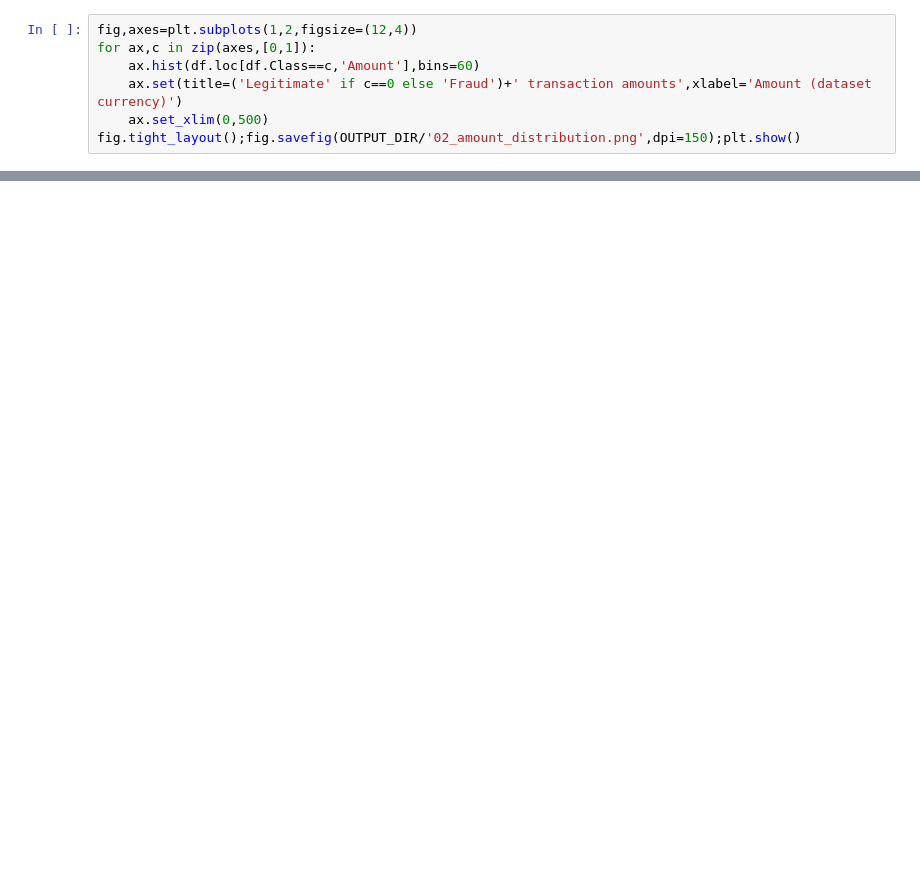
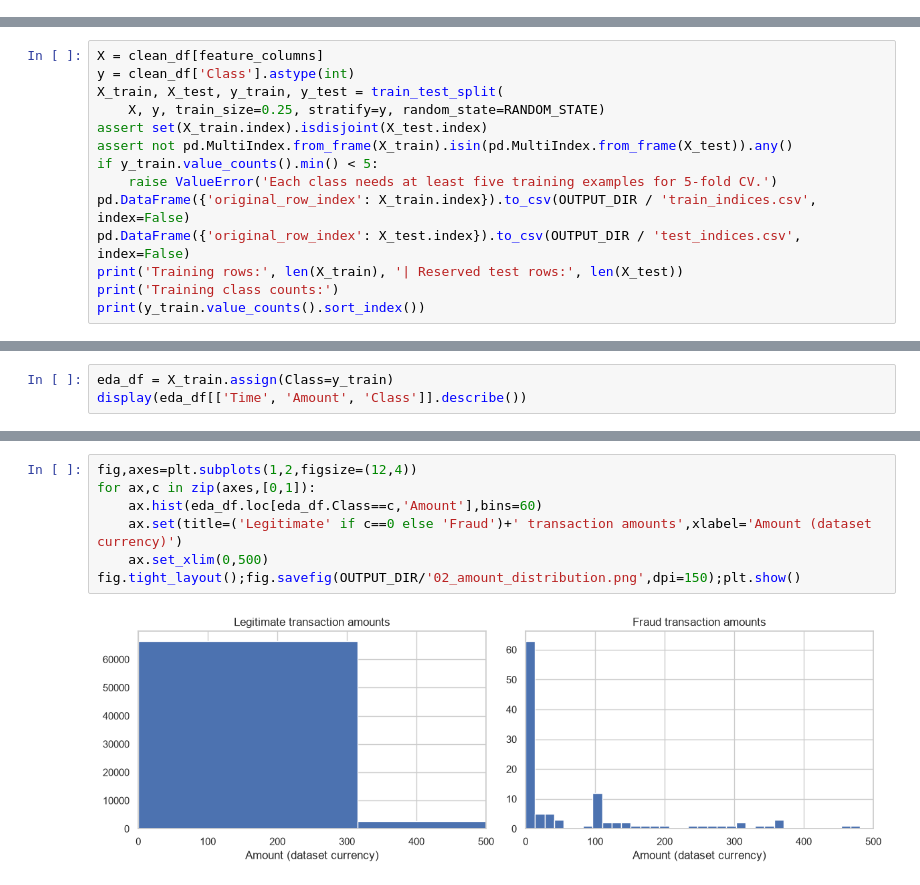
Before and after one commit to saikrish122/Credit_Card_Fraud_Detection_With_Imbalanced_Dataset, a Jupyter notebook: Credit_Card_Fraud_Detection.ipynb, the cells around one changed output, grey strips where cells are left out. Cells and saved outputs as stored; diff of their text form; blank space fills up the shorter version.

```diff
--- a/Credit_Card_Fraud_Detection.ipynb
+++ b/Credit_Card_Fraud_Detection.ipynb
@@ -93,7 +0,0 @@ fig.tight_layout(); fig.savefig(OUTPUT_DIR/'01_class_distribution.png',dpi=150);
-# %%
-fig,axes=plt.subplots(1,2,figsize=(12,4))
-for ax,c in zip(axes,[0,1]):
-    ax.hist(df.loc[df.Class==c,'Amount'],bins=60)
-    ax.set(title=('Legitimate' if c==0 else 'Fraud')+' transaction amounts',xlabel='Amount (dataset currency)')
-    ax.set_xlim(0,500)
-fig.tight_layout();fig.savefig(OUTPUT_DIR/'02_amount_distribution.png',dpi=150);plt.show()
@@ -256,0 +100,14 @@ Actual class: 0
+# %%
+X = clean_df[feature_columns]
+y = clean_df['Class'].astype(int)
+X_train, X_test, y_train, y_test = train_test_split(
+    X, y, train_size=0.25, stratify=y, random_state=RANDOM_STATE)
+assert set(X_train.index).isdisjoint(X_test.index)
+assert not pd.MultiIndex.from_frame(X_train).isin(pd.MultiIndex.from_frame(X_test)).any()
+if y_train.value_counts().min() < 5:
+    raise ValueError('Each class needs at least five training examples for 5-fold CV.')
+pd.DataFrame({'original_row_index': X_train.index}).to_csv(OUTPUT_DIR / 'train_indices.csv', index=False)
+pd.DataFrame({'original_row_index': X_test.index}).to_csv(OUTPUT_DIR / 'test_indices.csv', index=False)
+print('Training rows:', len(X_train), '| Reserved test rows:', len(X_test))
+print('Training class counts:')
+print(y_train.value_counts().sort_index())
@@ -256,0 +123,3 @@ Actual class: 0
+# %%
+eda_df = X_train.assign(Class=y_train)
+display(eda_df[['Time', 'Amount', 'Class']].describe())
@@ -256,0 +145,9 @@ Actual class: 0
+# %%
+fig,axes=plt.subplots(1,2,figsize=(12,4))
+for ax,c in zip(axes,[0,1]):
+    ax.hist(eda_df.loc[eda_df.Class==c,'Amount'],bins=60)
+    ax.set(title=('Legitimate' if c==0 else 'Fraud')+' transaction amounts',xlabel='Amount (dataset currency)')
+    ax.set_xlim(0,500)
+fig.tight_layout();fig.savefig(OUTPUT_DIR/'02_amount_distribution.png',dpi=150);plt.show()
+# %% [output]
+[figure, added]
```
Also changed, not shown: parts of 47 cells of this notebook, 1 other file.
